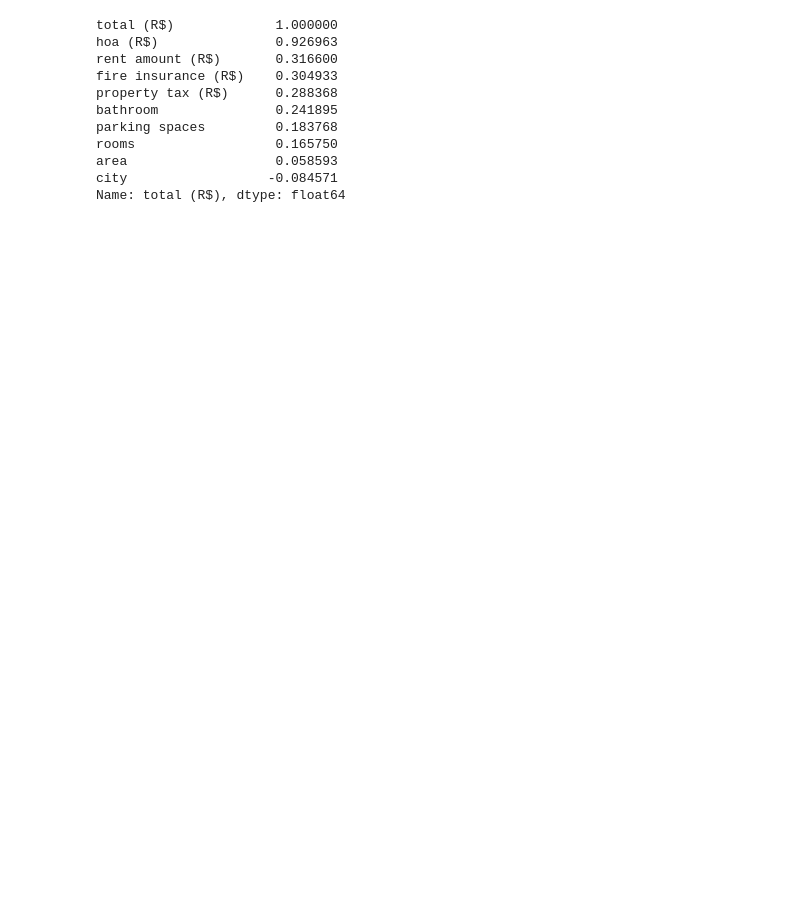
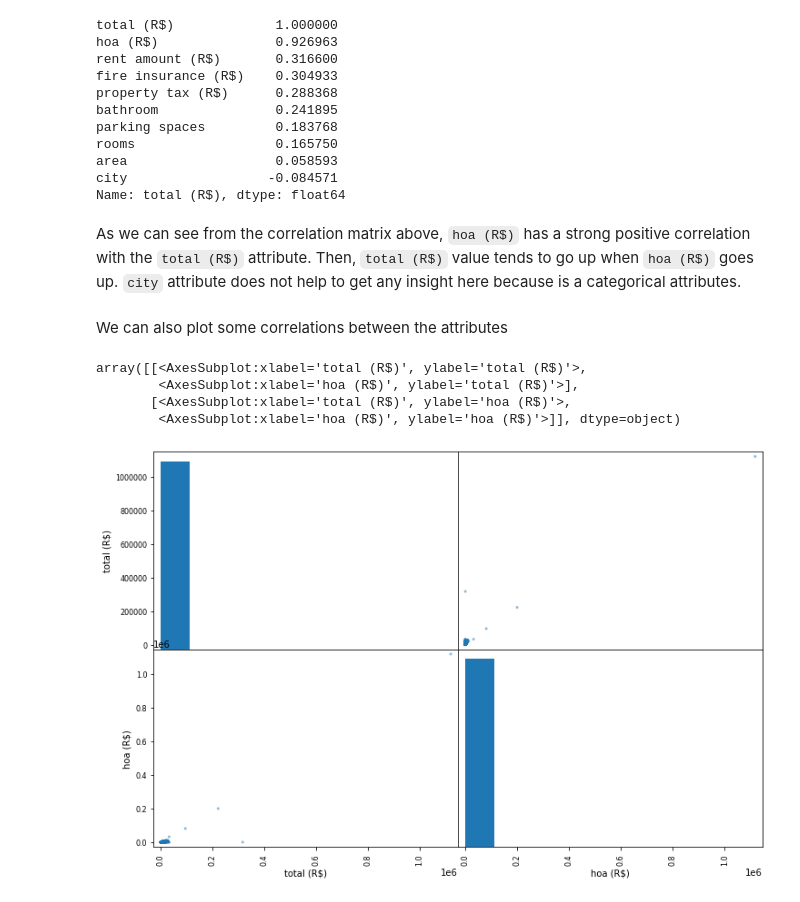
Before and after one commit to RenanNascimento/for-rent, a Jupyter notebook: ds/ForRent.ipynb, the cells around one changed output. Drawn from its saved outputs; the diff is of its cells as text; code cells hidden in the pictures; blank space fills up the shorter version.

```diff
--- a/ds/ForRent.ipynb
+++ b/ds/ForRent.ipynb
@@ -205,9 +233,18 @@ rooms                  0.165750
 area                   0.058593
 city                  -0.084571
 Name: total (R$), dtype: float64
+# %% [markdown]
+As we can see from the correlation matrix above, `hoa (R$)` has a strong positive correlation with the `total (R$)` attribute. Then, `total (R$)` value tends to go up when `hoa (R$)` goes up. `city` attribute does not help to get any insight here because is a categorical attributes.
+# %% [markdown]
+We can also plot some correlations between the attributes
 # %%
 from pandas.plotting import scatter_matrix
 
-attributes = ["total", "hoa (R$)", "total_rooms",
-              "housing_median_age"]
+attributes = ["total (R$)", "hoa (R$)"]
 scatter_matrix(housing[attributes], figsize=(12, 8))
+# %% [output]
+array([[<AxesSubplot:xlabel='total (R$)', ylabel='total (R$)'>,
+        <AxesSubplot:xlabel='hoa (R$)', ylabel='total (R$)'>],
+       [<AxesSubplot:xlabel='total (R$)', ylabel='hoa (R$)'>,
+        <AxesSubplot:xlabel='hoa (R$)', ylabel='hoa (R$)'>]], dtype=object)
+[figure, added]
```
Also changed, not shown: parts of 4 cells of this notebook.
